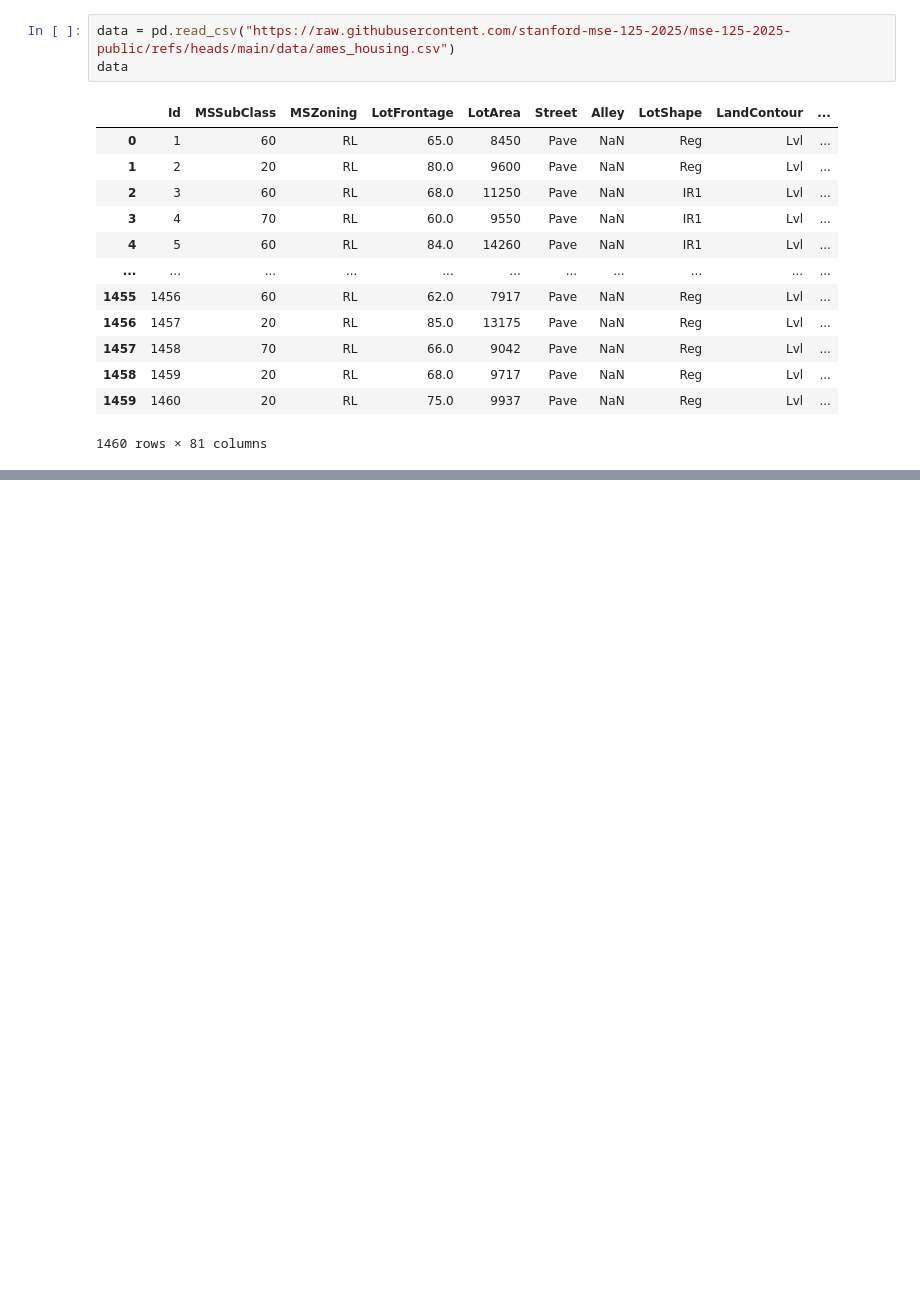
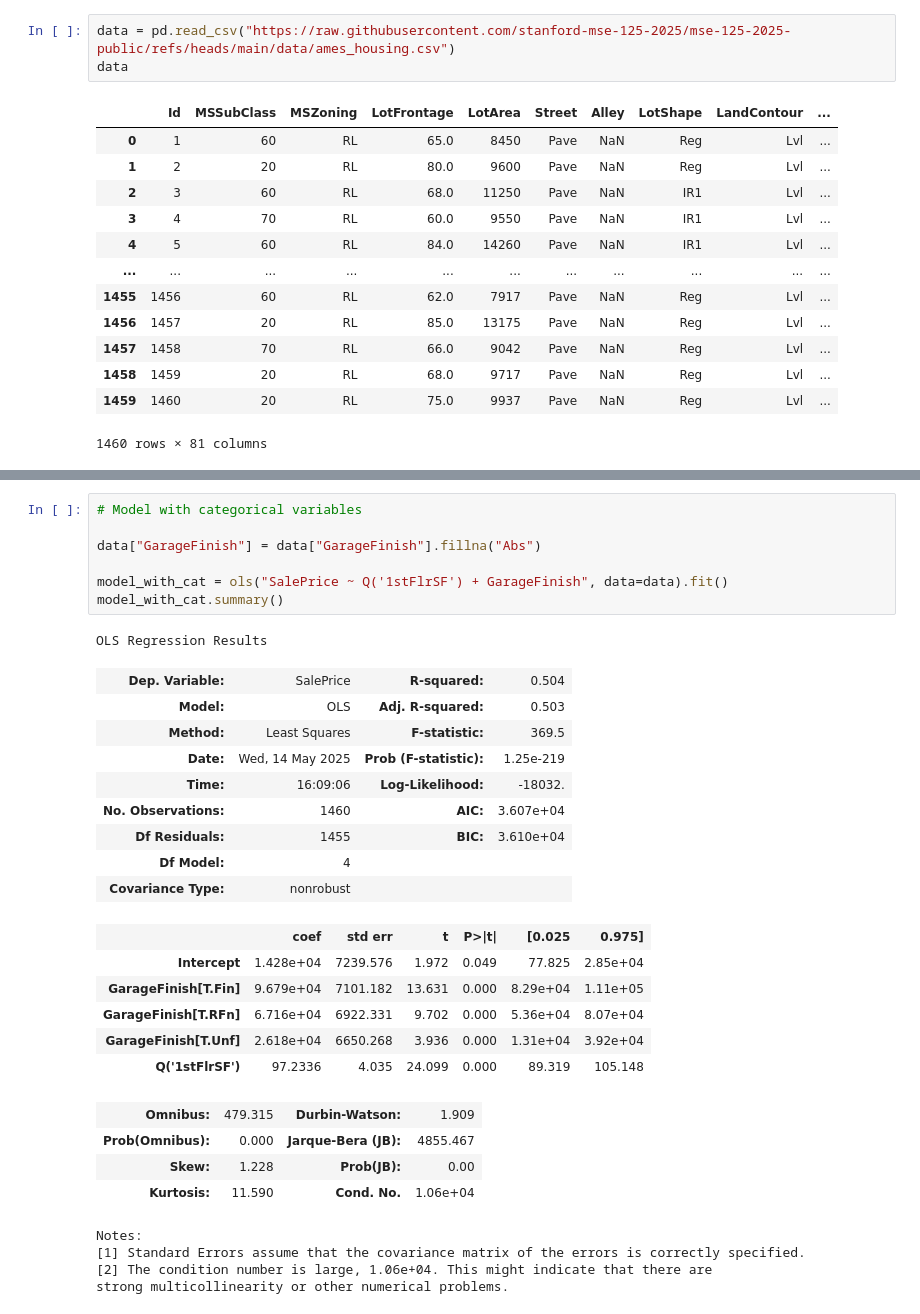
Before and after one commit to stanford-mse-125-2025/mse-125-2025-public, a Jupyter notebook: demos/multiple_linear_regression.ipynb, the cells around one changed output, grey strips where cells are left out. Saved outputs shown, nothing was run; the diff lists cells and outputs as text; blank space fills up the shorter version.

```diff
--- a/demos/multiple_linear_regression.ipynb
+++ b/demos/multiple_linear_regression.ipynb
@@ -140,0 +168,32 @@ data
+# %%
+# Model with categorical variables
+
+data["GarageFinish"] = data["GarageFinish"].fillna("Abs")
+
+model_with_cat = ols("SalePrice ~ Q('1stFlrSF') + GarageFinish", data=data).fit()
+model_with_cat.summary()
+# %% [output]
+OLS Regression Results
+| Dep. Variable: | SalePrice | R-squared: | 0.504 |
+| Model: | OLS | Adj. R-squared: | 0.503 |
+| Method: | Least Squares | F-statistic: | 369.5 |
+| Date: | Wed, 14 May 2025 | Prob (F-statistic): | 1.25e-219 |
+| Time: | 16:09:06 | Log-Likelihood: | -18032. |
+| No. Observations: | 1460 | AIC: | 3.607e+04 |
+| Df Residuals: | 1455 | BIC: | 3.610e+04 |
+| Df Model: | 4 |  |  |
+| Covariance Type: | nonrobust |  |  |
+|  | coef | std err | t | P>|t| | [0.025 | 0.975] |
+| Intercept | 1.428e+04 | 7239.576 | 1.972 | 0.049 | 77.825 | 2.85e+04 |
+| GarageFinish[T.Fin] | 9.679e+04 | 7101.182 | 13.631 | 0.000 | 8.29e+04 | 1.11e+05 |
+| GarageFinish[T.RFn] | 6.716e+04 | 6922.331 | 9.702 | 0.000 | 5.36e+04 | 8.07e+04 |
+| GarageFinish[T.Unf] | 2.618e+04 | 6650.268 | 3.936 | 0.000 | 1.31e+04 | 3.92e+04 |
+| Q('1stFlrSF') | 97.2336 | 4.035 | 24.099 | 0.000 | 89.319 | 105.148 |
+| Omnibus: | 479.315 | Durbin-Watson: | 1.909 |
+| Prob(Omnibus): | 0.000 | Jarque-Bera (JB): | 4855.467 |
+| Skew: | 1.228 | Prob(JB): | 0.00 |
+| Kurtosis: | 11.590 | Cond. No. | 1.06e+04 |
+Notes:
+[1] Standard Errors assume that the covariance matrix of the errors is correctly specified.
+[2] The condition number is large, 1.06e+04. This might indicate that there are
+strong multicollinearity or other numerical problems.
```
Also changed, not shown: parts of 4 cells of this notebook.
